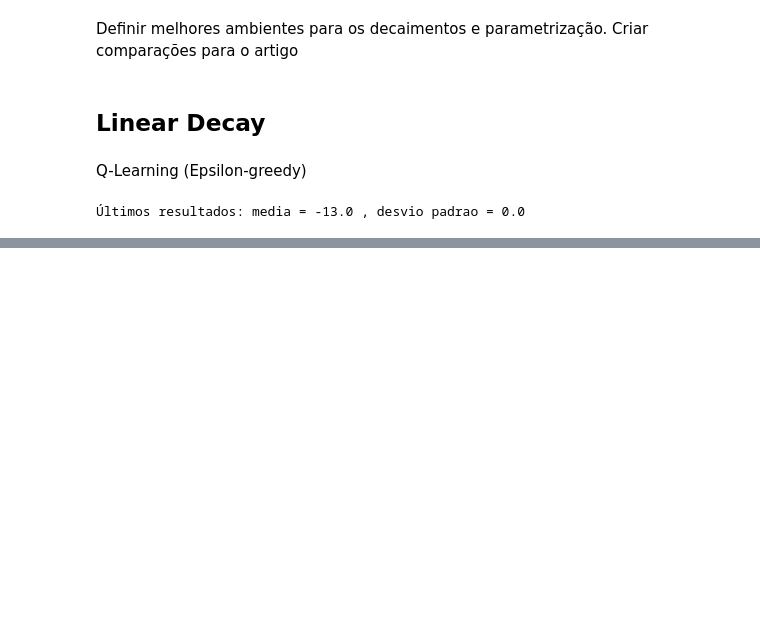
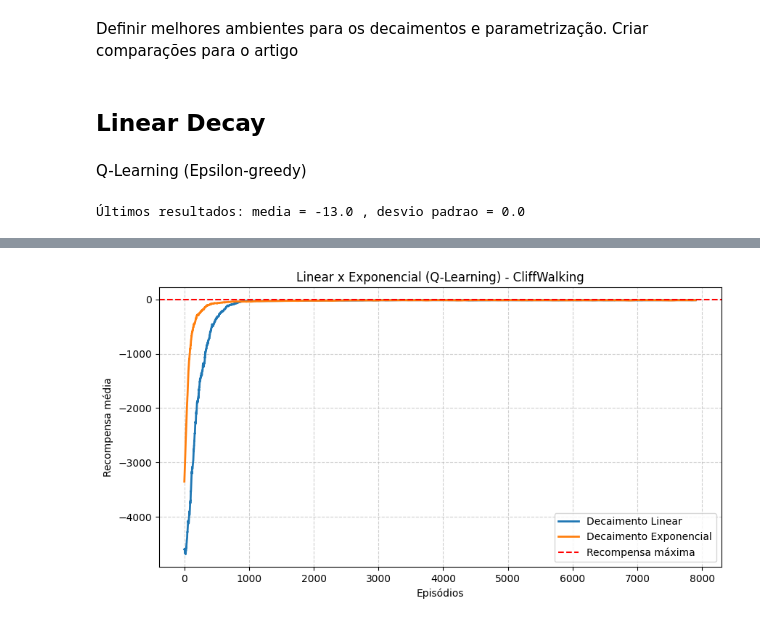
Before and after one commit to christiandoramo/Variantes-para-o-epsilon, a Jupyter notebook: Variantes_do_epsilon.ipynb, the cells around one changed output, grey strips where cells are left out. Cells and saved outputs as stored; diff of their text form; code cells hidden in the pictures; blank space fills up the shorter version.

```diff
--- a/Variantes_do_epsilon.ipynb
+++ b/Variantes_do_epsilon.ipynb
@@ -1686,0 +1767,8 @@ plot_result(rewards1, r_max)
+# %%
+def epsilon_greedy(Q, state, epsilon):
+    num_actions = len(Q[state])
+    if np.random.random() < epsilon:
+        return np.random.randint(0, num_actions)
+    else:
+        return np.argmax(Q[state])   # em caso de empates, retorna sempre o menor índice --> mais eficiente, porém...
+        #return np.random.choice(np.where(Q[state] == Q[state].max())[0]) # aleatoriza em caso de empates
@@ -1686,0 +2181,13 @@ plot_result(rewards1, r_max)
+# %%
+def plot_results(title,rewards_list, labels, r_max):
+    plt.figure(figsize=(10, 5))
+    for rewards, label in zip(rewards_list, labels):
+        plt.plot(np.convolve(rewards, np.ones(100)/100, mode='valid'), label=label, linewidth=2)
+
+    plt.axhline(y=r_max, color='r', linestyle='--', label='Recompensa máxima')
+    plt.xlabel("Episódios")
+    plt.ylabel("Recompensa média")
+    plt.legend()
+    plt.grid(True, linestyle='--', alpha=0.6)
+    plt.title(title)
+    plt.show()
@@ -1686,0 +2196,19 @@ plot_result(rewards1, r_max)
+# %%
+from re import X
+ENV_NAME = "CliffWalking-v0"
+EPISODES = 8000
+LR = 0.01
+GAMMA = 0.95
+EPSILON_START = 1.0
+EPSILON_MIN = 0.005
+# DECAY_PARAM_LINEAR = 0.9995  # EPISODES * 0.5  # 50% do total de episódios
+# DECAY_PARAM_EXP = 0.9995
+DECAY_LINEAR = 0.005  # EPISODES * 0.5  # 50% do total de episódios
+DECAY_EXP = 0.005
+# X
+# Y
+
+env = gym.make(ENV_NAME, max_episode_steps=500)
+
+rewards_linear, _ , _ , _ = run_qlearning(env=env, episodes=EPISODES, lr=LR, gamma = GAMMA,initial_E= EPSILON_START, min_E=EPSILON_MIN, decay_type="linear",decay_rate= DECAY_LINEAR)
+rewards_exponential, _ , _ , _ = run_qlearning(env=env, episodes=EPISODES,lr= LR, gamma =GAMMA,initial_E= EPSILON_START,  min_E=EPSILON_MIN,  decay_type="exponential", decay_rate= DECAY_EXP)
@@ -1686,0 +2233,4 @@ plot_result(rewards1, r_max)
+# %%
+plot_results("Linear x Exponencial (Q-Learning) - CliffWalking",[rewards_linear, rewards_exponential], ["Decaimento Linear", "Decaimento Exponencial"], 0)
+# %% [output]
+[figure, added]
```
Also changed, not shown: parts of 33 cells of this notebook.
